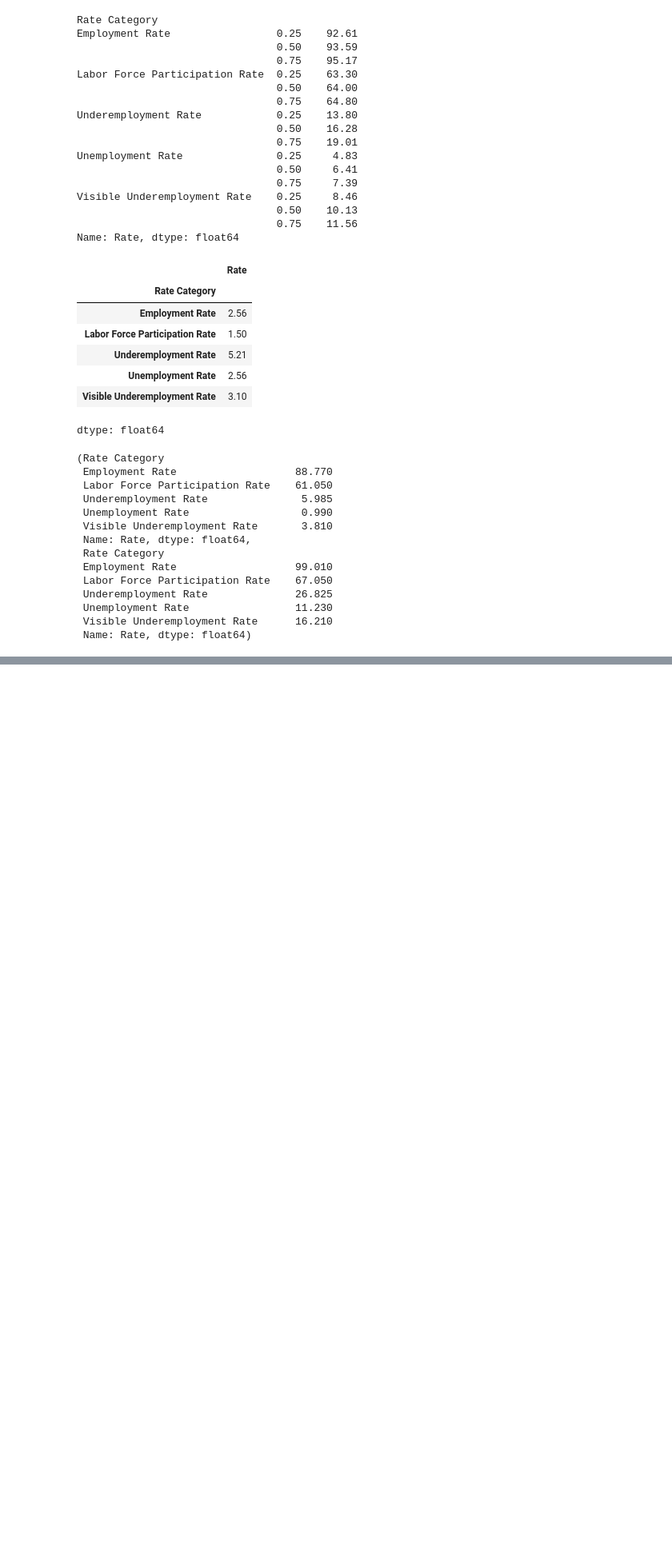
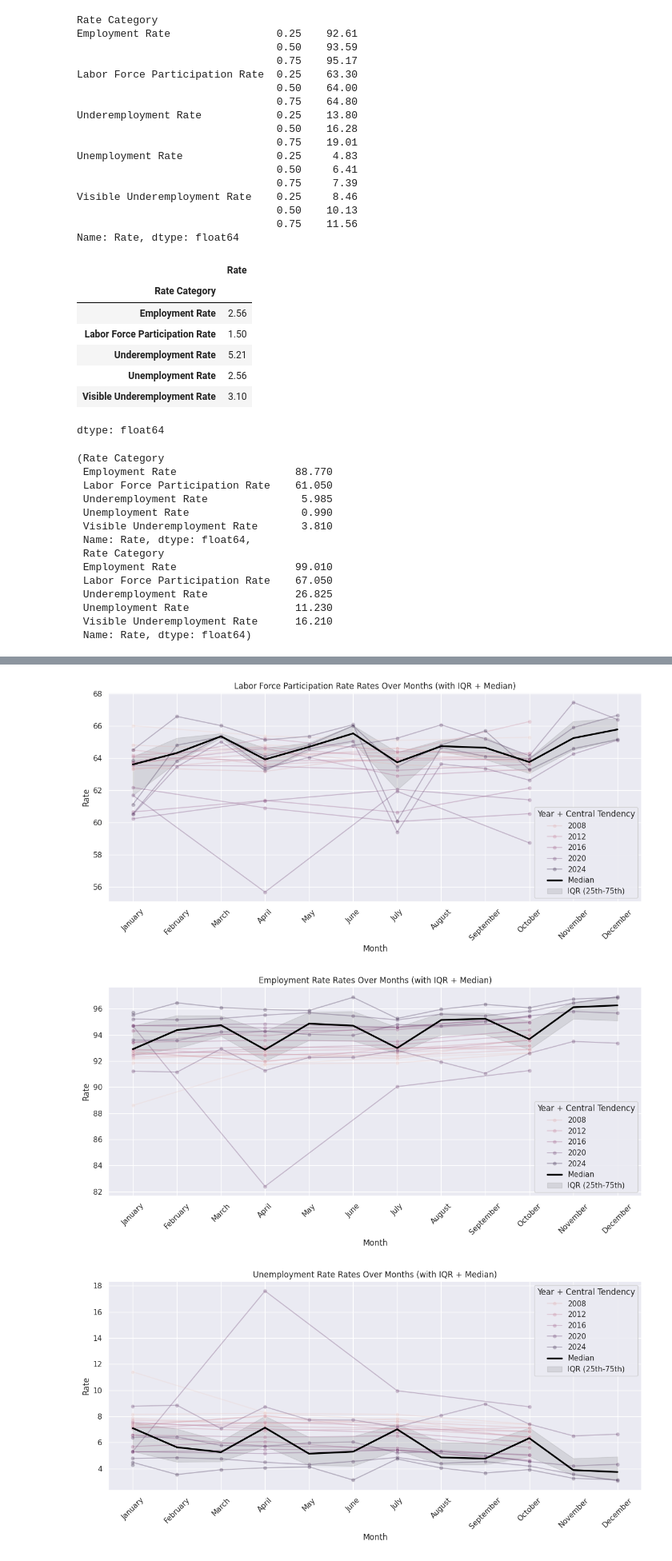
Before and after one commit to glamosky/labor-and-employment, a Jupyter notebook: labor and employment.ipynb, the cells around one changed output, grey strips where cells are left out. Shown at 80% size. Drawn from its saved outputs; the diff is of its cells as text; code cells hidden in the pictures; blank space fills up the shorter version.

```diff
--- a/labor and employment.ipynb
+++ b/labor and employment.ipynb
@@ -224,0 +293,67 @@ lower_bound, upper_bound
+# %%
+def plot_rates_with_iqr(employment):
+    sns.set_theme(style="darkgrid")
+
+    # Ensure Month is ordered properly
+    month_order = ['January', 'February', 'March', 'April', 'May', 'June',
+                   'July', 'August', 'September', 'October', 'November', 'December']
+    employment["Month"] = pd.Categorical(employment["Month"], categories=month_order, ordered=True)
+
+    for category in employment["Rate Category"].unique():
+        filtered_data = employment[employment["Rate Category"] == category]
+
+        plt.figure(figsize=(12, 6))
+
+        # Plot yearly lines
+        sns.lineplot(
+            data=filtered_data,
+            x="Month",
+            y="Rate",
+            hue="Year",
+            marker="o",
+            alpha=0.3
+        )
+
+        # Compute IQR and Median for each Month (across all years)
+        summary = (
+            filtered_data.groupby("Month")["Rate"]
+            .agg(Q1=lambda x: x.quantile(0.25),
+                 Median="median",
+                 Q3=lambda x: x.quantile(0.75))
+            .reset_index()
+        )
+
+        # Plot the median line
+        sns.lineplot(
+            data=summary,
+            x="Month",
+            y="Median",
+            color="black",
+            linewidth=2.5,
+            label="Median"
+        )
+
+        # Add shaded IQR
+        plt.fill_between(
+            summary["Month"],
+            summary["Q1"],
+            summary["Q3"],
+            color="gray",
+            alpha=0.2,
+            label="IQR (25th-75th)"
+        )
+
+        plt.title(f"{category} Rates Over Months (with IQR + Median)")
+        plt.xlabel("Month")
+        plt.ylabel("Rate")
+        plt.xticks(rotation=45)
+        plt.legend(title="Year + Central Tendency")
+        plt.tight_layout()
+        plt.grid(True)
+        plt.show()
+
+plot_rates_with_iqr(employment)
+# %% [output]
+[figure, added]
+[figure, added]
+[figure, added]
```
Also changed, not shown: parts of 5 cells of this notebook.
